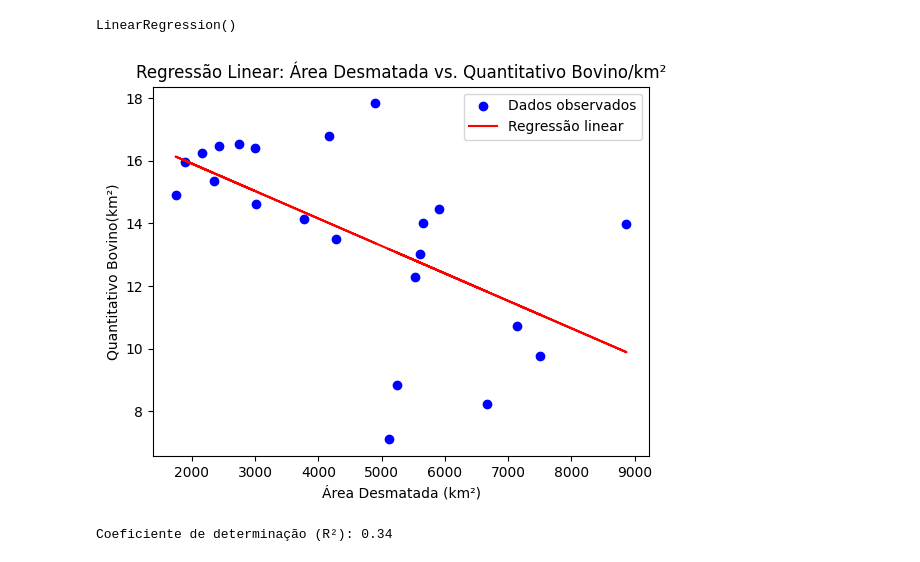
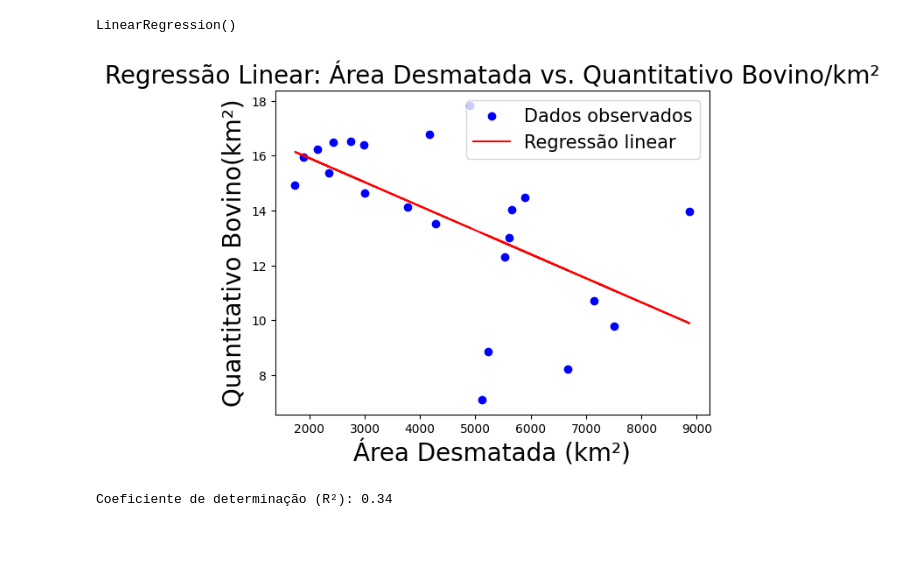
Before and after one commit to LABSensing/LabSesing-case-study, a Jupyter notebook: Impacto Econômico do Milho, Soja e Pecuária no Desmatamento no Pará/Métricas/Regressao_Linear_Bovino.ipynb, the cells around one changed output. Saved outputs shown, nothing was run; the diff lists cells and outputs as text; code cells hidden in the pictures.

```diff
--- a/Impacto Econômico do Milho, Soja e Pecuária no Desmatamento no Pará/Métricas/Regressao_Linear_Bovino.ipynb
+++ b/Impacto Econômico do Milho, Soja e Pecuária no Desmatamento no Pará/Métricas/Regressao_Linear_Bovino.ipynb
@@ -9,7 +9,7 @@ import pandas as pd
 from sklearn.linear_model import LinearRegression
 import matplotlib.pyplot as plt
 # %%
-df_dados_geral= pd.read_excel("Produção de Milho(R$)km + Produção Rebanho Bovino(R$)km + Produção de Soja(R$) + desmatamento.xlsx")
+df_dados_geral= pd.read_excel("../Métricas/Aqui/Produção de Milho(R$)km + Produção Rebanho Bovino(R$)km + Produção de Soja(R$) + desmatamento.xlsx")
 df_dados_geral.head()
 # %% [output]
 |  | year | area km² | uf | Produção Milho (R$)/km² | Produção Rebanho Bovino(R$)/km² | Produção Soja(R$)/km² |
@@ -48,13 +48,13 @@ y_pred = modelo.predict(X)  # Previsões para os dados de entrada
 # %%
 plt.scatter(X, y, color='blue', label='Dados observados')  # Dados reais
 plt.plot(X, y_pred, color='red', label='Regressão linear')  # Linha de regressão
-plt.xlabel("Área Desmatada (km²)")
-plt.ylabel("Quantitativo Bovino(km²)")
-plt.title("Regressão Linear: Área Desmatada vs. Quantitativo Bovino/km²")
-plt.legend()
+plt.xlabel("Área Desmatada (km²)", fontsize=20)
+plt.ylabel("Quantitativo Bovino(km²)", fontsize=20)
+plt.title("Regressão Linear: Área Desmatada vs. Quantitativo Bovino/km²", fontsize=20)
+plt.legend(fontsize=15)
 plt.show()
 # %% [output]
-[figure, old version]
+[figure, new version]
 # %%
 r2 = modelo.score(X, y)
 print(f"Coeficiente de determinação (R²): {r2:.2f}")
```
Also changed, not shown: 8 other files.
